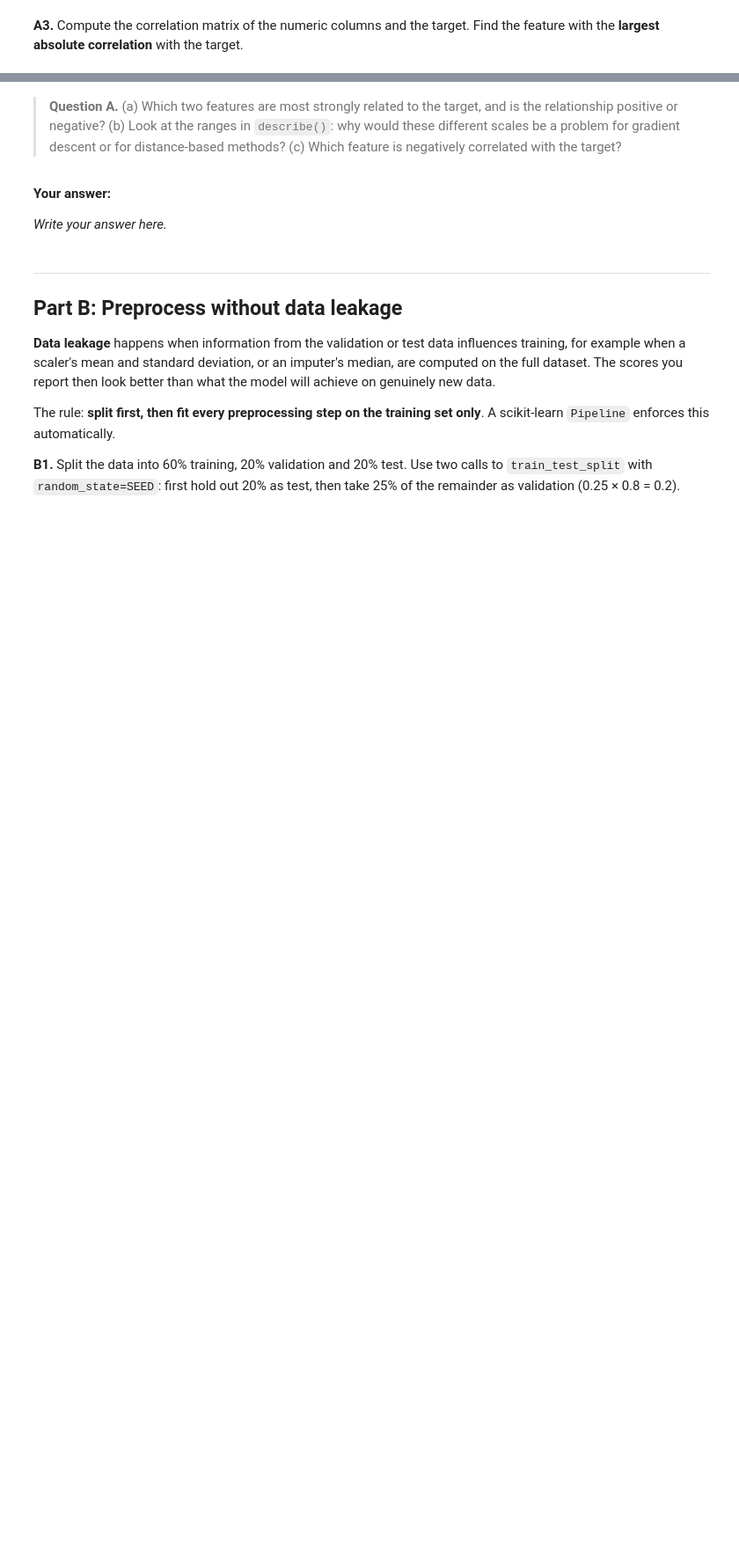
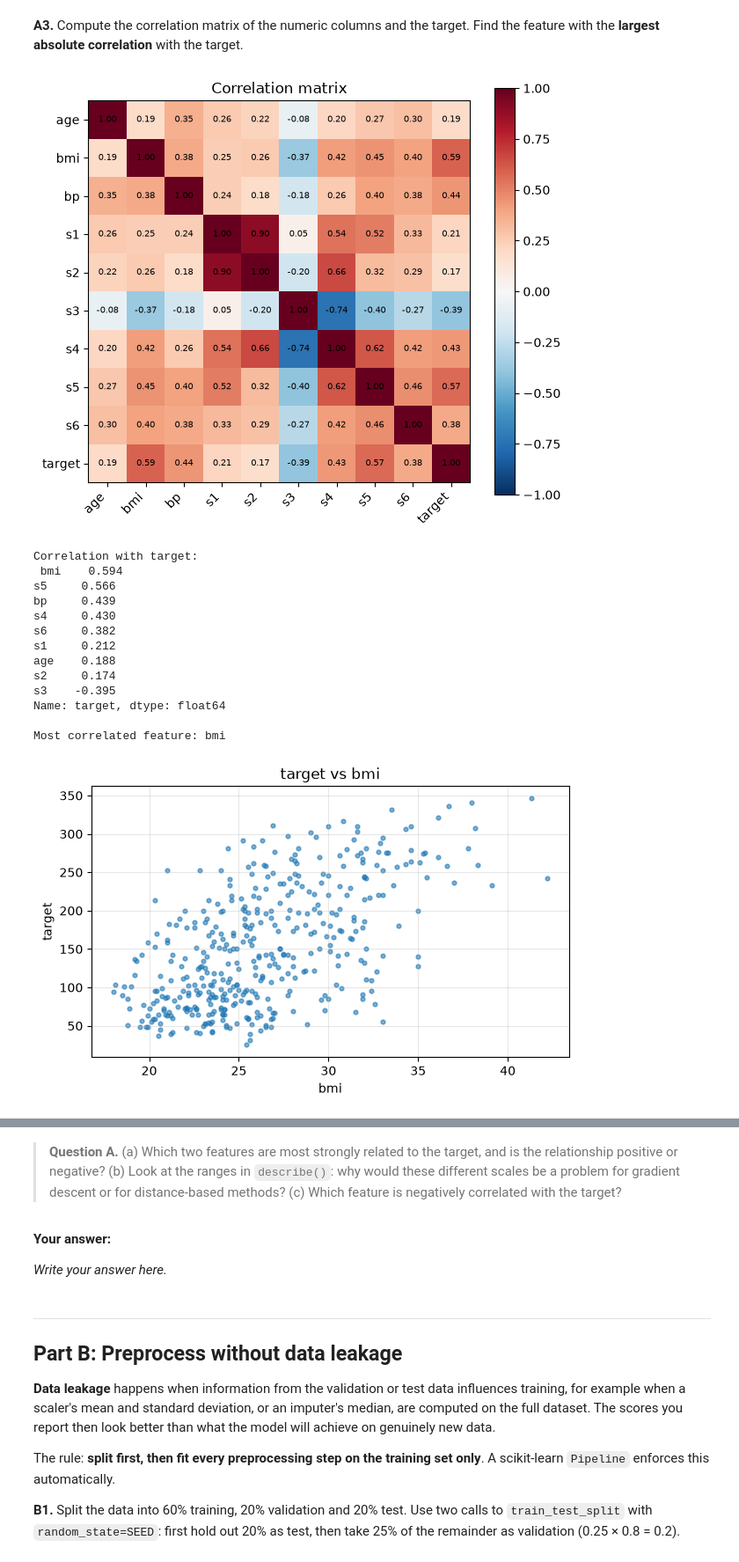
Before and after one commit to YeabsiraNigusse/AAU-Msc, a Jupyter notebook: MachineLearning/Lab01_ML_Workflow_student.ipynb, the cells around one changed output, grey strips where cells are left out. Shown at 88% size. Cells and saved outputs as stored; diff of their text form; code cells hidden in the pictures; blank space fills up the shorter version.

```diff
--- a/MachineLearning/Lab01_ML_Workflow_student.ipynb
+++ b/MachineLearning/Lab01_ML_Workflow_student.ipynb
@@ -98,27 +139,45 @@ plt.show()
 # %%
 # TODO: corr = correlation matrix of numeric_cols + ["target"]
 #       top_feature = name of the feature with the largest |correlation| with the target
-corr = None
-top_feature = None
+
+numeric_cols = df.select_dtypes(include="number")
+corr = numeric_cols.corr()
+top_feature = corr["target"].drop("target").abs().idxmax()
 
 fig, ax = plt.subplots(figsize=(7, 6))
 im = ax.imshow(corr, cmap="RdBu_r", vmin=-1, vmax=1)
 ax.set_xticks(range(len(corr)), corr.columns, rotation=45, ha="right")
 ax.set_yticks(range(len(corr)), corr.columns)
 for i in range(len(corr)):
     for j in range(len(corr)):
         ax.text(j, i, f"{corr.iloc[i, j]:.2f}", ha="center", va="center", fontsize=7)
 fig.colorbar(im, ax=ax)
 ax.set_title("Correlation matrix")
 ax.grid(False)
 plt.show()
 
 print("Correlation with target:\n", corr["target"].drop("target").sort_values(ascending=False).round(3))
 print("\nMost correlated feature:", top_feature)
 
 plt.scatter(df[top_feature], df["target"], s=12, alpha=0.6)
 plt.xlabel(top_feature); plt.ylabel("target"); plt.title(f"target vs {top_feature}")
 plt.show()
+# %% [output]
+[figure, added]
+Correlation with target:
+ bmi    0.594
+s5     0.566
+bp     0.439
+s4     0.430
+s6     0.382
+s1     0.212
+age    0.188
+s2     0.174
+s3    -0.395
+Name: target, dtype: float64
+
+Most correlated feature: bmi
+[figure, added]
 # %%
 # Check Part A
 assert (n_rows, n_cols) == (442, 11), "shape is wrong"
```
Also changed, not shown: parts of 6 cells of this notebook, 21 other files.
